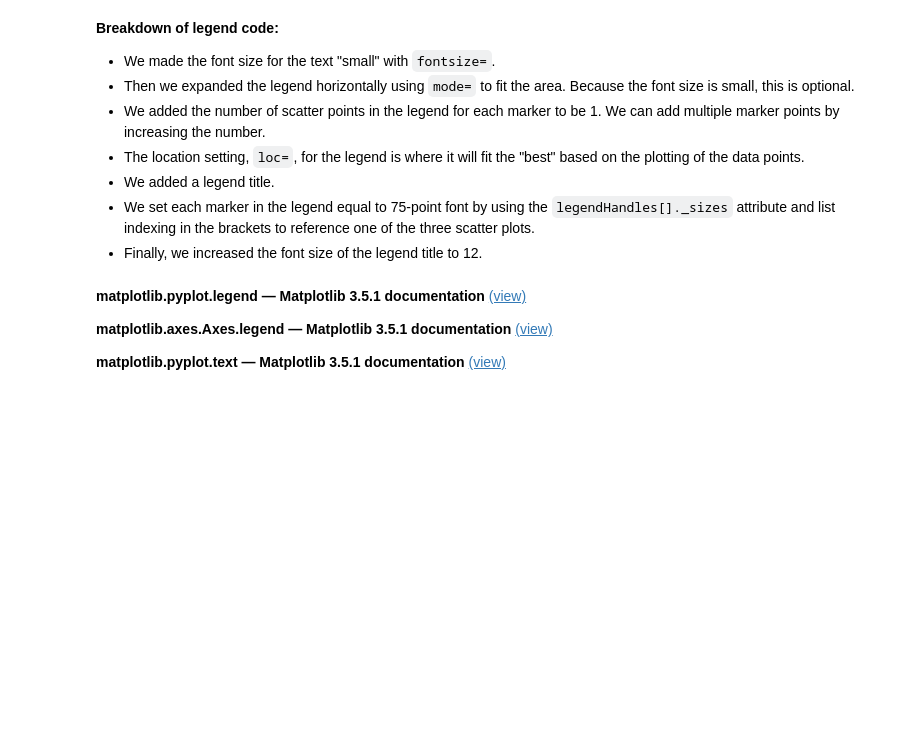
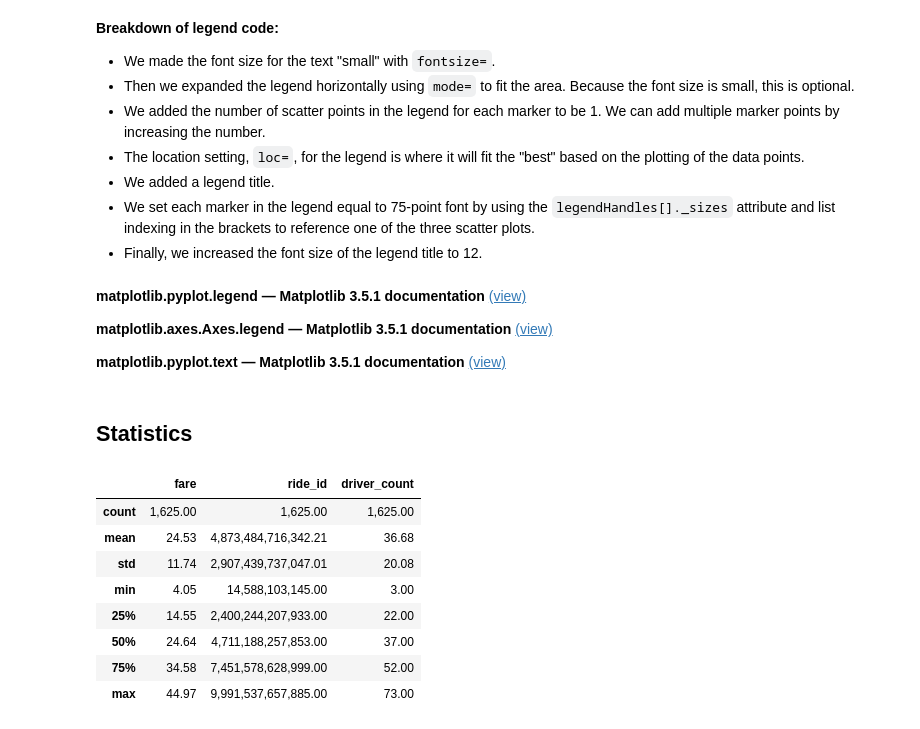
Before and after one commit to lukealibozek/PyBer_Analysis, a Jupyter notebook: PyBer.ipynb, the cells around one changed output. Saved outputs shown, nothing was run; the diff lists cells and outputs as text; code cells hidden in the pictures; blank space fills up the shorter version.

```diff
--- a/PyBer.ipynb
+++ b/PyBer.ipynb
@@ -366,3 +352,18 @@ plt.show()
 **matplotlib.axes.Axes.legend — Matplotlib 3.5.1 documentation** [(view)](https://matplotlib.org/stable/api/_as_gen/matplotlib.axes.Axes.legend.html)
 
 **matplotlib.pyplot.text — Matplotlib 3.5.1 documentation** [(view)](https://matplotlib.org/stable/api/_as_gen/matplotlib.pyplot.text.html)
+# %% [markdown]
+## Statistics
+# %%
+# Get summary statistics.
+urban_cities_df.describe()
+# %% [output]
+|  | fare | ride_id | driver_count |
+| count | 1,625.00 | 1,625.00 | 1,625.00 |
+| mean | 24.53 | 4,873,484,716,342.21 | 36.68 |
+| std | 11.74 | 2,907,439,737,047.01 | 20.08 |
+| min | 4.05 | 14,588,103,145.00 | 3.00 |
+| 25% | 14.55 | 2,400,244,207,933.00 | 22.00 |
+| 50% | 24.64 | 4,711,188,257,853.00 | 37.00 |
+| 75% | 34.58 | 7,451,578,628,999.00 | 52.00 |
+| max | 44.97 | 9,991,537,657,885.00 | 73.00 |
```
Also changed, not shown: parts of 31 cells of this notebook, 6 other files.
